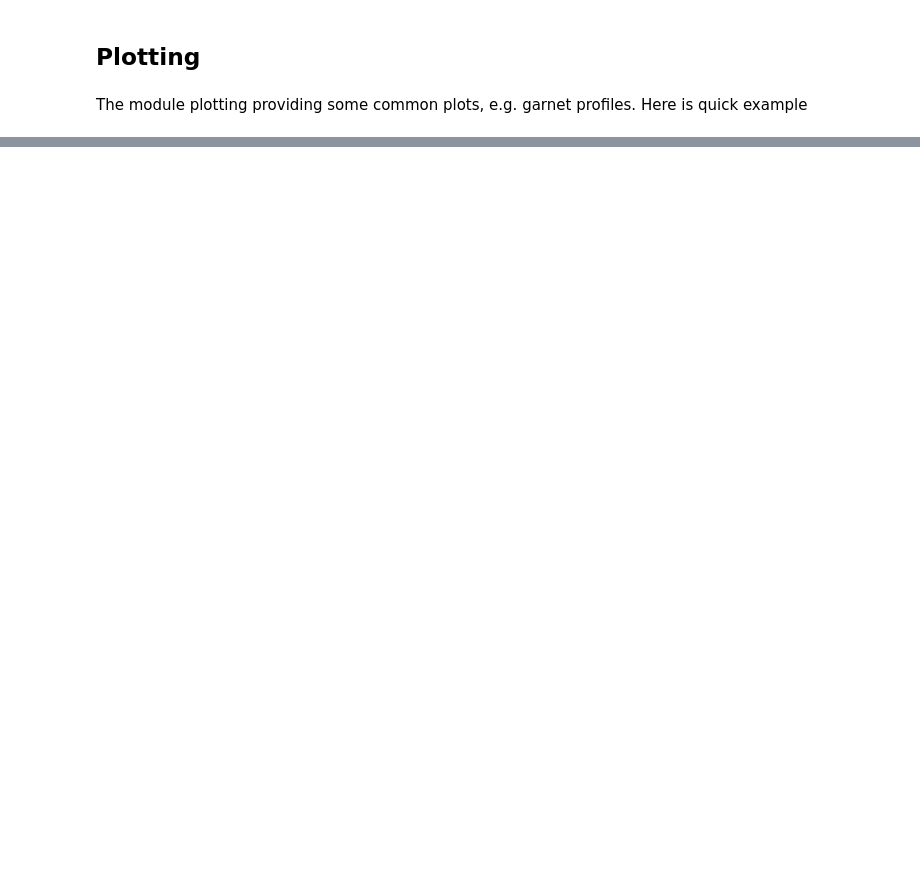
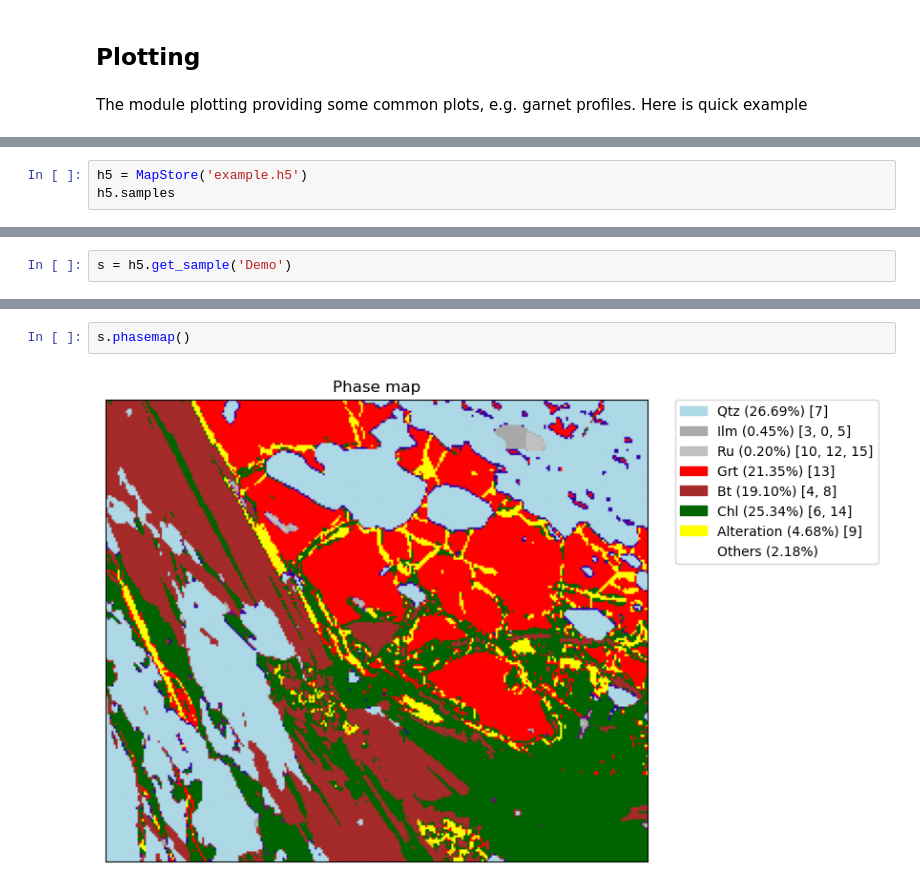
Before and after one commit to ondrolexa/epmatools, a Jupyter notebook: notebooks/demo.ipynb, the cells around one changed output, grey strips where cells are left out. Saved outputs shown, nothing was run; the diff lists cells and outputs as text; blank space fills up the shorter version.

```diff
--- a/notebooks/demo.ipynb
+++ b/notebooks/demo.ipynb
@@ -135,0 +140,3 @@ minplot.plot_grt_profile(em, percents=True)
+# %%
+h5 = MapStore('example.h5')
+h5.samples
@@ -135,0 +145,2 @@ minplot.plot_grt_profile(em, percents=True)
+# %%
+s = h5.get_sample('Demo')
@@ -135,0 +159,4 @@ minplot.plot_grt_profile(em, percents=True)
+# %%
+s.phasemap()
+# %% [output]
+[figure, added]
```
Also changed, not shown: parts of 10 cells of this notebook, 6 other files.
